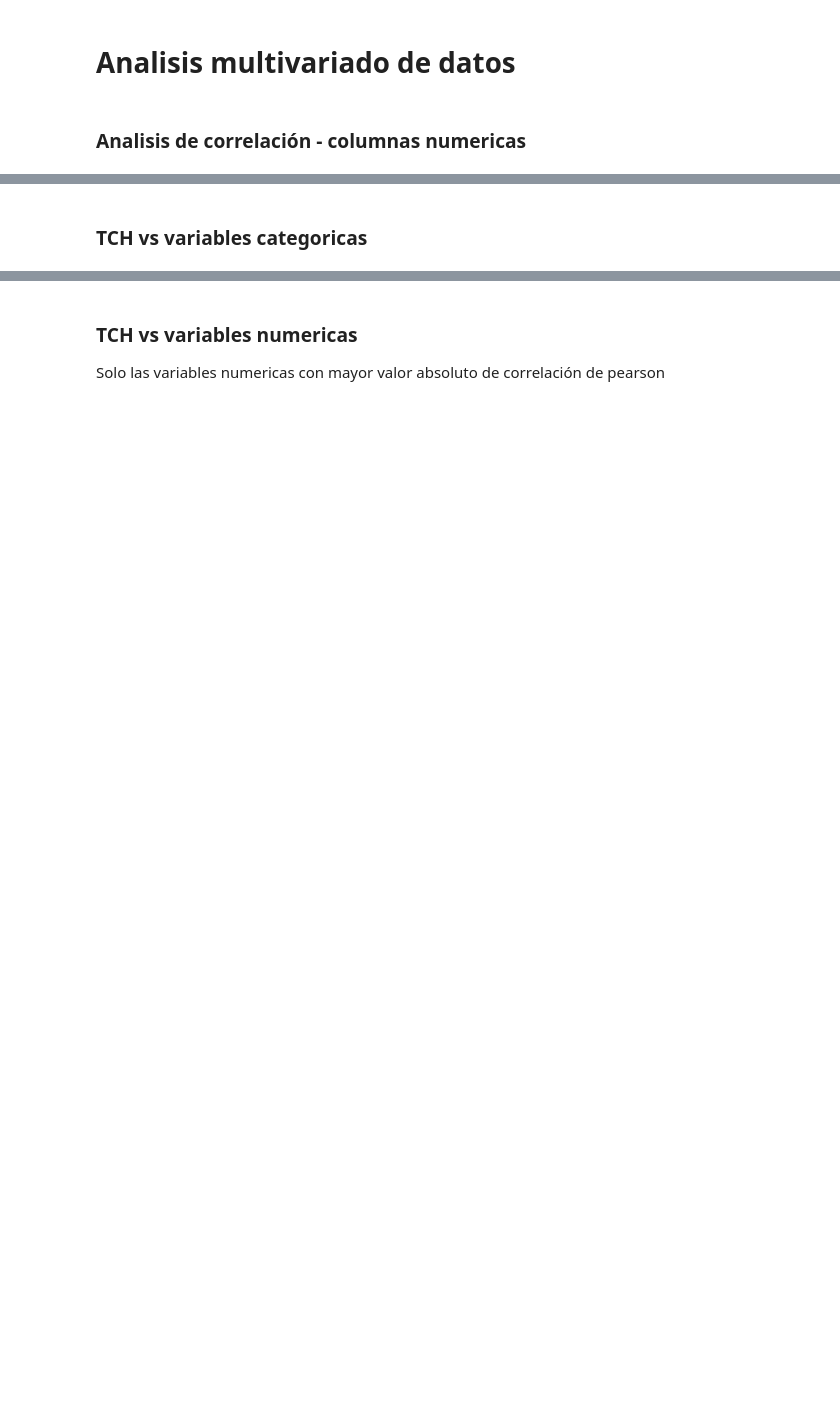
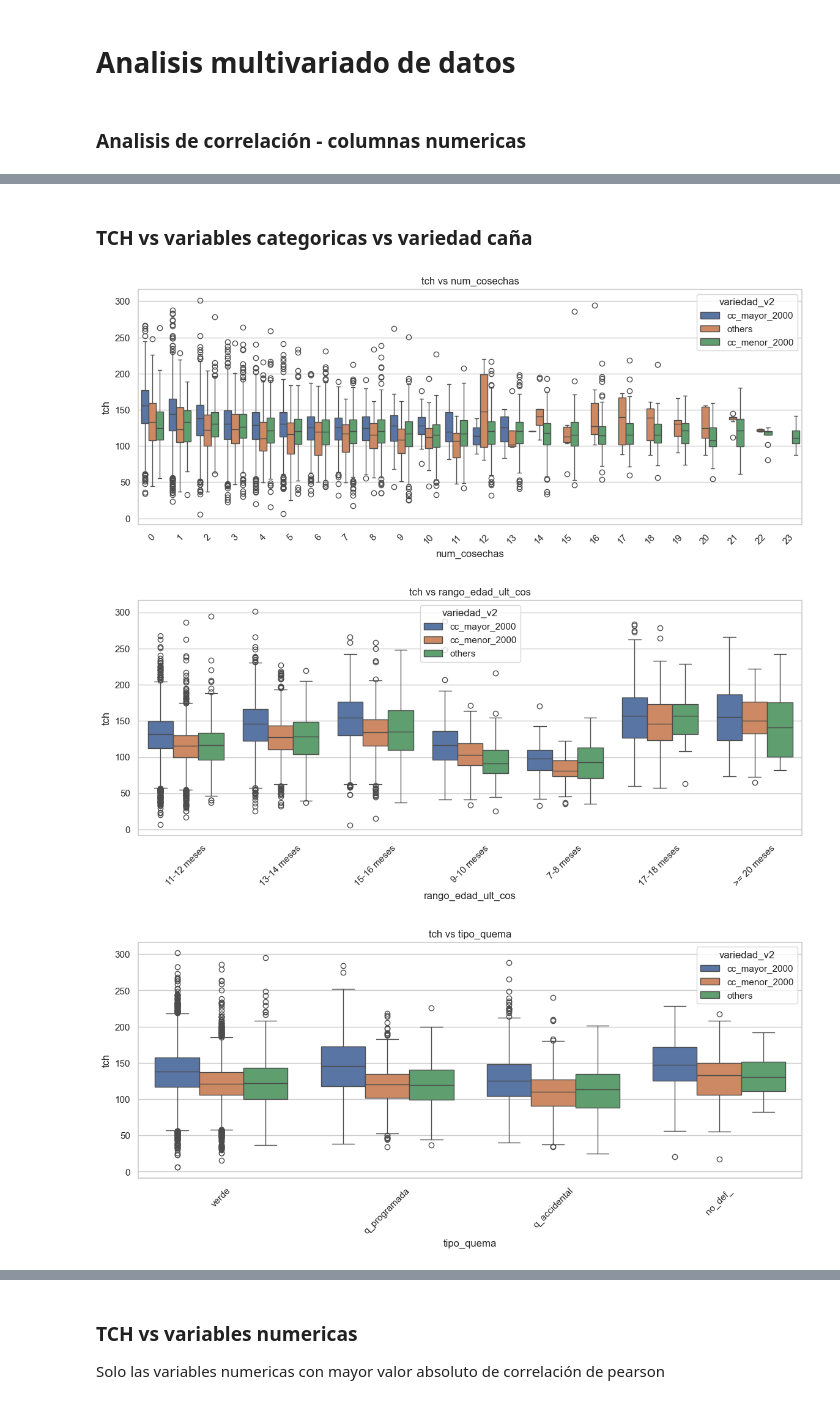
Before and after one commit to JhonattanReales21/ML1_sugar_industry, a Jupyter notebook: notebooks/EDA_regression.ipynb, the cells around one changed output, grey strips where cells are left out. Saved outputs shown, nothing was run; the diff lists cells and outputs as text; code cells hidden in the pictures; blank space fills up the shorter version.

```diff
--- a/notebooks/EDA_regression.ipynb
+++ b/notebooks/EDA_regression.ipynb
@@ -128,14 +193,26 @@ plt.show()
 # %% [markdown]
-### TCH vs variables categoricas
+### TCH vs variables categoricas vs variedad caña
 # %%
 # 5. Boxplots de variables categóricas vs. TCH (rendimiento)
 target = "tch"
-cat_to_plot = ["zona", "variedad", "producto", "tipo_quema", "t_corte"]
+cat_to_plot = [
+    "num_cosechas",
+    "rango_edad_ult_cos",
+    "tipo_quema",
+    "t_corte",
+    "cult_organico",
+    "algun_fertilizante",
+    "zona",
+]
 
 for col in cat_to_plot:
     if col in df.columns:
-        plt.figure(figsize=(30, 5))
-        sns.boxplot(data=df, x=col, y=target)
+        plt.figure(figsize=(14, 5))
+        sns.boxplot(data=df, x=col, y=target, hue=df["variedad_v2"])
         plt.title(f"{target} vs {col}")
         plt.xticks(rotation=45)
         plt.show()
+# %% [output]
+[figure, added]
+[figure, added]
+[figure, added]
```
Also changed, not shown: parts of 11 cells of this notebook, 2 other files.
